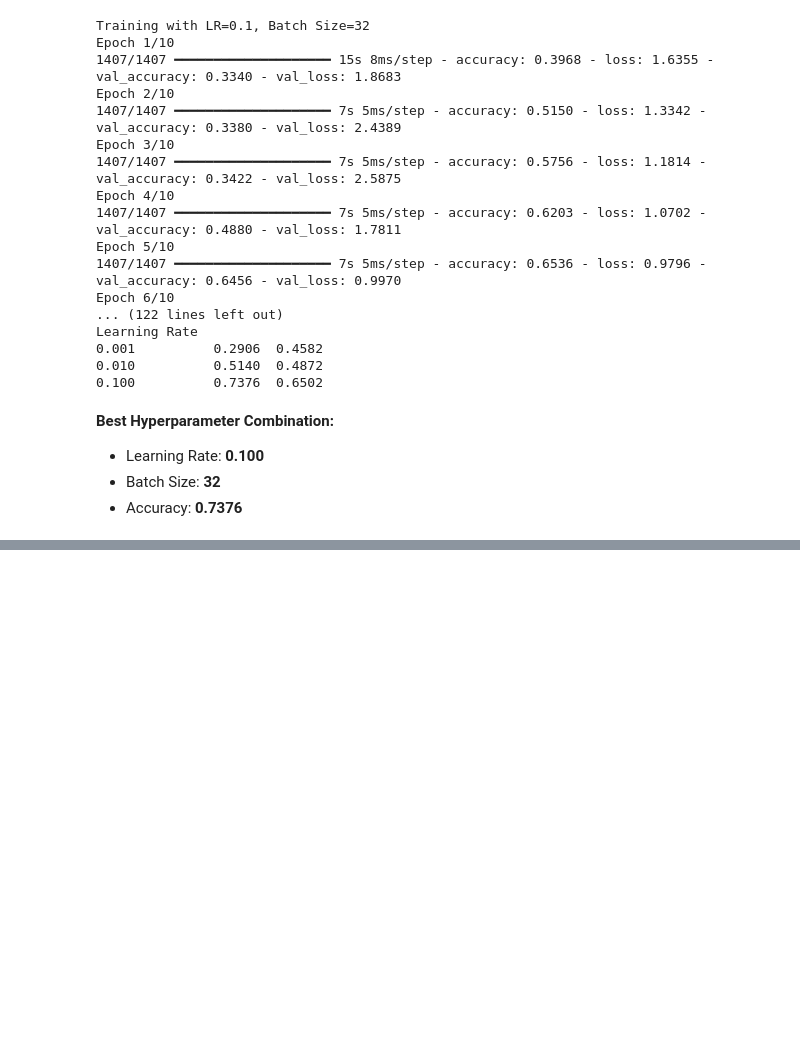
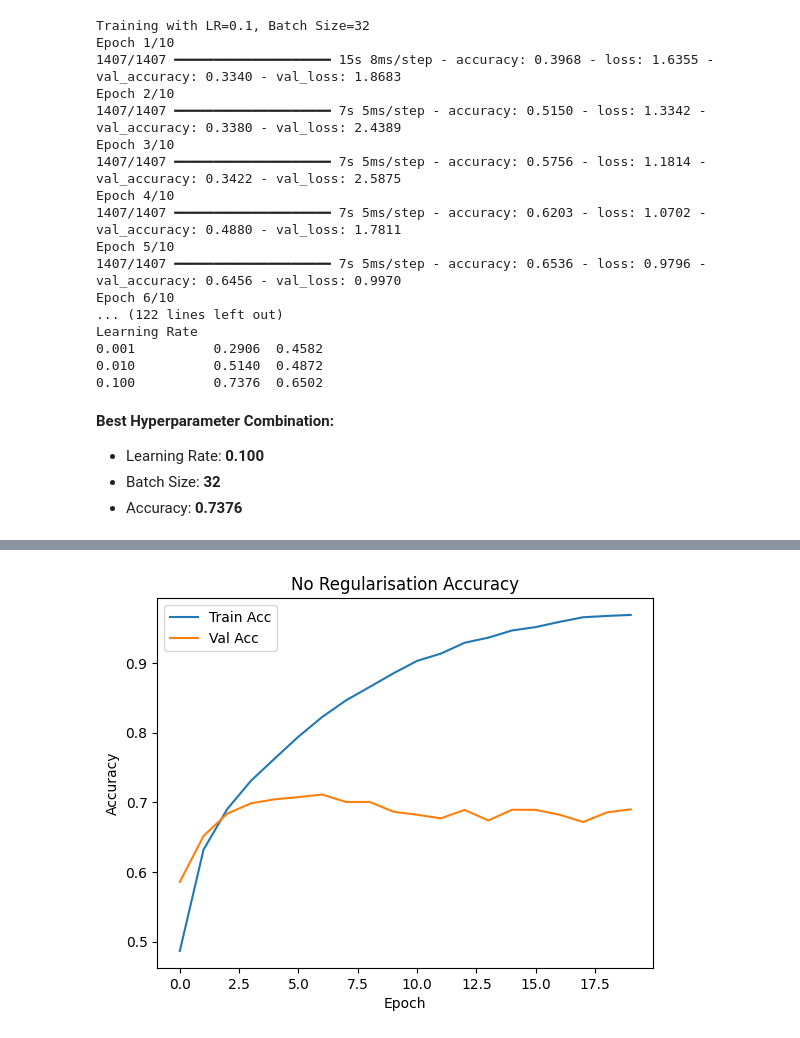
Before and after one commit to ratnesh44/cnn, a Jupyter notebook: Untitled0.ipynb, the cells around one changed output, grey strips where cells are left out. Drawn from its saved outputs; the diff is of its cells as text; code cells hidden in the pictures; blank space fills up the shorter version.

Commit message:
Compare CNN variants with dropout and batch normalization; plot accuracy and analyze gaps

```diff
--- a/Untitled0.ipynb
+++ b/Untitled0.ipynb
@@ -892,0 +895,89 @@ Learning Rate
+# %%
+import tensorflow as tf
+from tensorflow.keras import layers, models
+
+def build_cnn(reg_type):
+    model = models.Sequential([
+        layers.Input(shape=(32,32,3)),
+
+        # Block 1
+        layers.Conv2D(32, (3,3), padding='same'),
+        layers.BatchNormalization() if 'bn' in reg_type else layers.Activation('linear'),
+        layers.ReLU(),
+        layers.MaxPooling2D(),
+        layers.Dropout(0.3) if 'dropout' in reg_type else layers.Activation('linear'),
+
+        # Block 2
+        layers.Conv2D(64, (3,3), padding='same'),
+        layers.BatchNormalization() if 'bn' in reg_type else layers.Activation('linear'),
+        layers.ReLU(),
+        layers.MaxPooling2D(),
+        layers.Dropout(0.3) if 'dropout' in reg_type else layers.Activation('linear'),
+
+        layers.Flatten(),
+
+        layers.Dense(256, activation='relu'),
+        layers.Dropout(0.5) if 'dropout' in reg_type else layers.Activation('linear'),
+
+        layers.Dense(10, activation='softmax')
+    ])
+
+    return model
+
+configs = {
+    "No Regularisation": "",
+    "Dropout Only": "dropout",
+    "BatchNorm Only": "bn",
+    "BatchNorm + Dropout": "bn+dropout"
+}
+
+histories = {}
+gaps = {}
+
+for name, reg in configs.items():
+    print(f"\nTraining: {name}")
+
+    model = build_cnn(reg)
+
+    model.compile(
+        optimizer=tf.keras.optimizers.Adam(0.001),
+        loss='categorical_crossentropy',
+        metrics=['accuracy']
+    )
+
+    history = model.fit(
+        x_train_cifar_p, y_train_cifar_p,
+        epochs=20,
+        batch_size=64,
+        validation_split=0.1,
+        verbose=1
+    )
+
+    histories[name] = history
+
+    train_acc = history.history['accuracy'][-1]
+    val_acc = history.history['val_accuracy'][-1]
+    gaps[name] = train_acc - val_acc
+
+import matplotlib.pyplot as plt
+
+for name, history in histories.items():
+    plt.figure()
+    plt.plot(history.history['accuracy'], label='Train Acc')
+    plt.plot(history.history['val_accuracy'], label='Val Acc')
+    plt.title(f"{name} Accuracy")
+    plt.xlabel("Epoch")
+    plt.ylabel("Accuracy")
+    plt.legend()
+    plt.show()
+
+import pandas as pd
+
+gap_table = pd.DataFrame({
+    "Model": list(gaps.keys()),
+    "Train-Val Gap": list(gaps.values())
+})
+
+print("\nTrain–Validation Accuracy Gaps:")
+print(gap_table)
+# %% [output]
@@ -892,0 +1001 @@ Learning Rate
+[figure, added]
```
Also changed, not shown: parts of 3 cells of this notebook.
